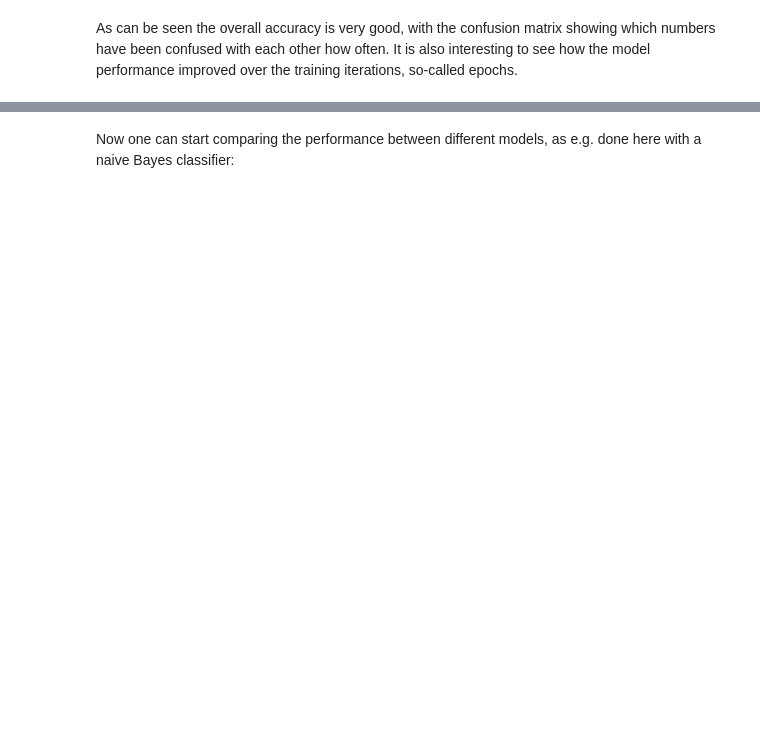
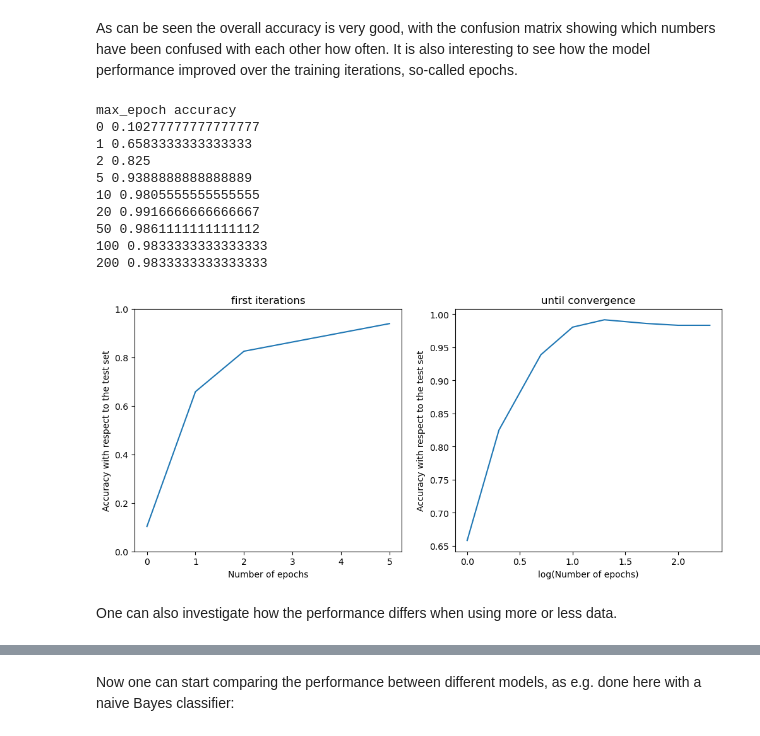
Before and after one commit to kthpanor/cb1020, a Jupyter notebook: docs/machine_learning_scikit.ipynb, the cells around one changed output, grey strips where cells are left out. Cells and saved outputs as stored; diff of their text form; code cells hidden in the pictures; blank space fills up the shorter version.

```diff
--- a/docs/machine_learning_scikit.ipynb
+++ b/docs/machine_learning_scikit.ipynb
@@ -108,4 +182,43 @@ plt.show()
 # %% [markdown]
 As can be seen the overall accuracy is very good, with the confusion matrix showing which numbers have been confused with each other how often.
 It is also interesting to see how the model performance improved over the training iterations, so-called epochs.
+# %%
+MaxIters = np.array([0, 1, 2, 5, 10, 20, 50, 100, 200])
+accuracies = []
+
+for it in MaxIters:
+    my_classifier = svm.SVC(gamma=0.001, max_iter=it)
+    my_classifier.fit(X_train, y_train)
+    predicted = my_classifier.predict(X_test)
+    acc = metrics.accuracy_score(y_test, predicted)
+    accuracies.append(acc)
+
+print("max_epoch", "accuracy")
+for mi, ac in zip(MaxIters, accuracies):
+    print(mi, ac)
+
+fig, axes = plt.subplots(nrows=1, ncols=2, figsize=(12, 5))
+axes[0].set_title("first iterations")
+axes[1].set_title("until convergence")
+axes[0].plot(MaxIters[:4], accuracies[:4])
+axes[1].plot(np.log10(MaxIters[1:]), accuracies[1:])
+axes[0].set_xlabel("Number of epochs")
+axes[1].set_xlabel("log(Number of epochs)")
+axes[0].set_ylim(0, 1)
+for ax in axes:
+    ax.set_ylabel("Accuracy with respect to the test set")
+# %% [output]
+max_epoch accuracy
+0 0.10277777777777777
+1 0.6583333333333333
+2 0.825
+5 0.9388888888888889
+10 0.9805555555555555
+20 0.9916666666666667
+50 0.9861111111111112
+100 0.9833333333333333
+200 0.9833333333333333
+[figure, added]
+# %% [markdown]
+One can also investigate how the performance differs when using more or less data.
 # %%
```
Also changed, not shown: parts of 26 cells of this notebook, 1 other file.
